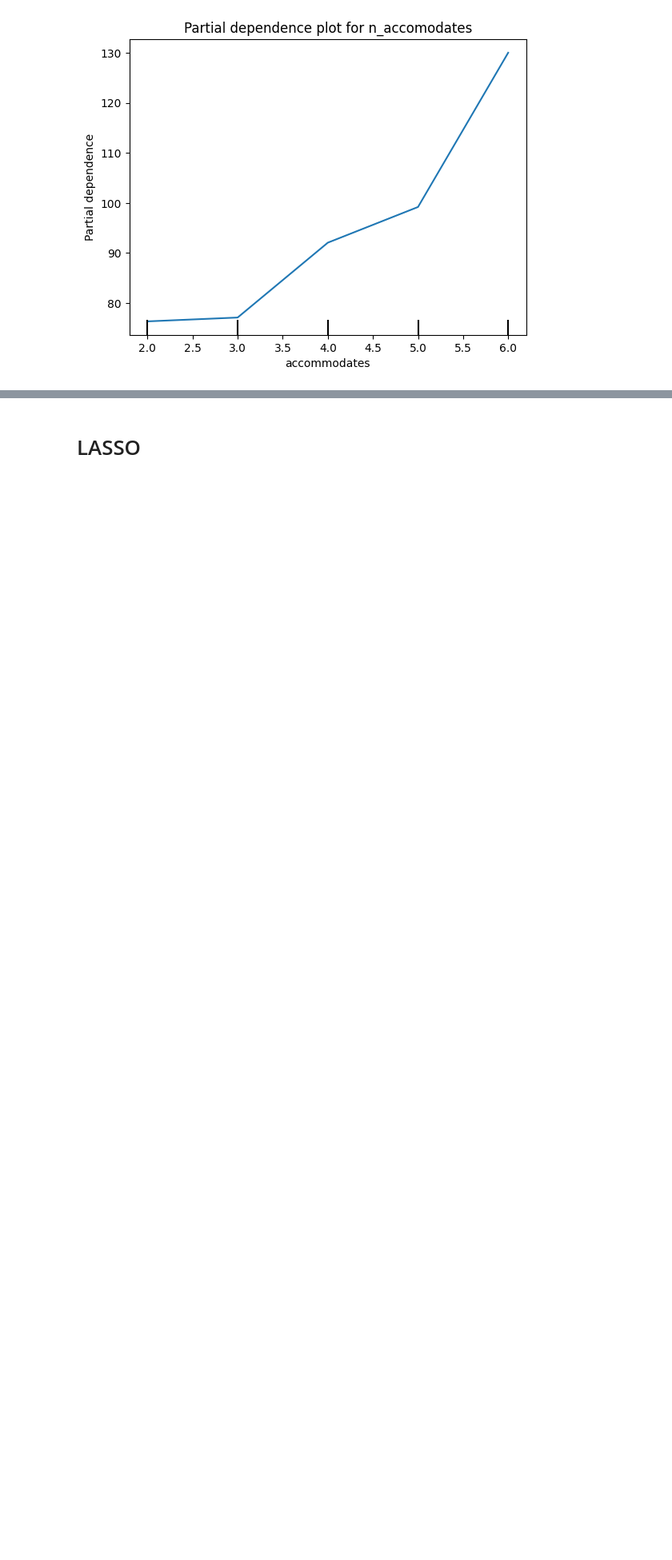
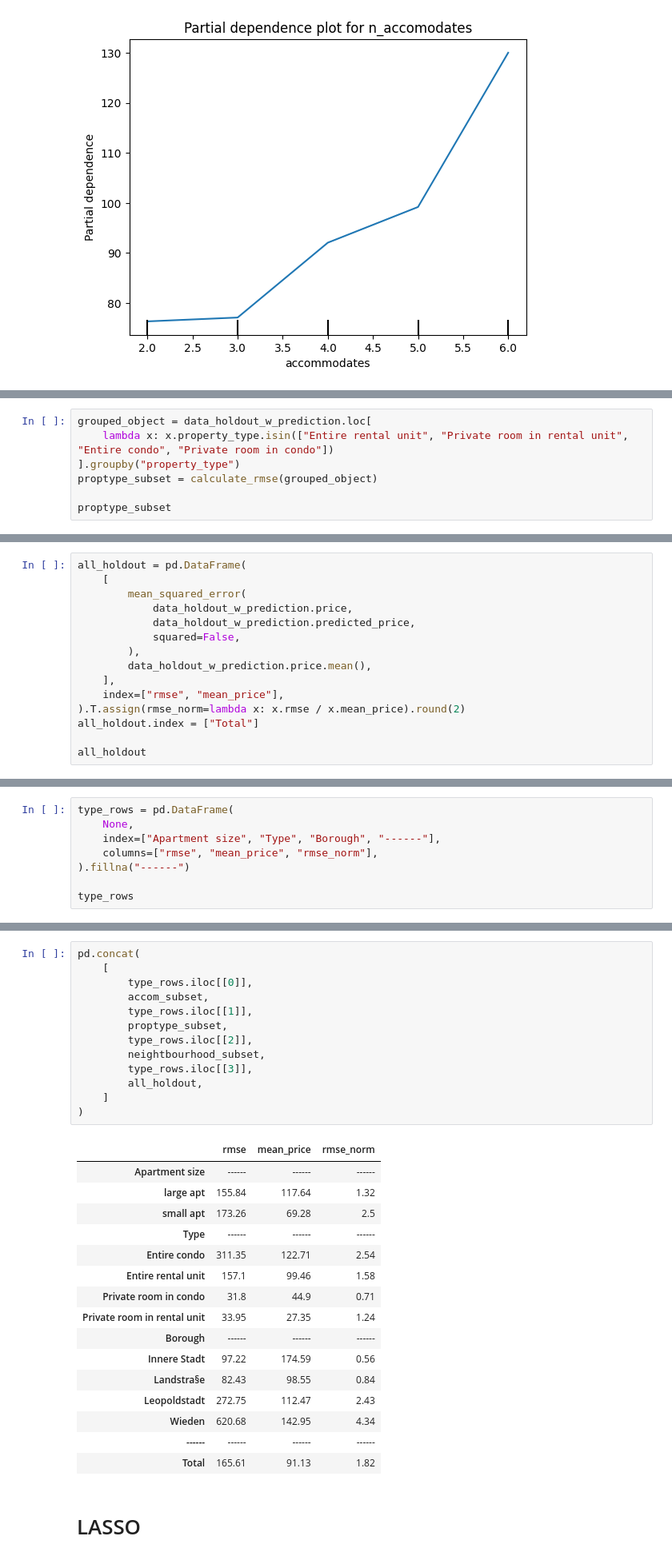
Before and after one commit to 00Dabide/DA3-Assignment-2, a Jupyter notebook: Assignment-2.ipynb, the cells around one changed output, grey strips where cells are left out. Shown: that part at 80% size. Cells and saved outputs as stored; diff of their text form; blank space fills up the shorter version.

```diff
--- a/Assignment-2.ipynb
+++ b/Assignment-2.ipynb
@@ -695,0 +813,7 @@ pd.DataFrame(
+# %%
+grouped_object = data_holdout_w_prediction.loc[
+    lambda x: x.property_type.isin(["Entire rental unit", "Private room in rental unit", "Entire condo", "Private room in condo"])
+].groupby("property_type")
+proptype_subset = calculate_rmse(grouped_object)
+
+proptype_subset
@@ -695,0 +827,15 @@ pd.DataFrame(
+# %%
+all_holdout = pd.DataFrame(
+    [
+        mean_squared_error(
+            data_holdout_w_prediction.price,
+            data_holdout_w_prediction.predicted_price,
+            squared=False,
+        ),
+        data_holdout_w_prediction.price.mean(),
+    ],
+    index=["rmse", "mean_price"],
+).T.assign(rmse_norm=lambda x: x.rmse / x.mean_price).round(2)
+all_holdout.index = ["Total"]
+
+all_holdout
@@ -695,0 +847,8 @@ pd.DataFrame(
+# %%
+type_rows = pd.DataFrame(
+    None,
+    index=["Apartment size", "Type", "Borough", "------"],
+    columns=["rmse", "mean_price", "rmse_norm"],
+).fillna("------")
+
+type_rows
@@ -696,3 +861,33 @@ pd.DataFrame(
+# %%
+pd.concat(
+    [
+        type_rows.iloc[[0]],
+        accom_subset,
+        type_rows.iloc[[1]],
+        proptype_subset,
+        type_rows.iloc[[2]],
+        neightbourhood_subset,
+        type_rows.iloc[[3]],
+        all_holdout,
+    ]
+)
+# %% [output]
+|  | rmse | mean_price | rmse_norm |
+| Apartment size | ------ | ------ | ------ |
+| large apt | 155.84 | 117.64 | 1.32 |
+| small apt | 173.26 | 69.28 | 2.5 |
+| Type | ------ | ------ | ------ |
+| Entire condo | 311.35 | 122.71 | 2.54 |
+| Entire rental unit | 157.1 | 99.46 | 1.58 |
+| Private room in condo | 31.8 | 44.9 | 0.71 |
+| Private room in rental unit | 33.95 | 27.35 | 1.24 |
+| Borough | ------ | ------ | ------ |
+| Innere Stadt | 97.22 | 174.59 | 0.56 |
+| Landstra§e | 82.43 | 98.55 | 0.84 |
+| Leopoldstadt | 272.75 | 112.47 | 2.43 |
+| Wieden | 620.68 | 142.95 | 4.34 |
+| ------ | ------ | ------ | ------ |
+| Total | 165.61 | 91.13 | 1.82 |
 # %% [markdown]
 # LASSO
 # %%
```
Also changed, not shown: parts of 27 cells of this notebook.
